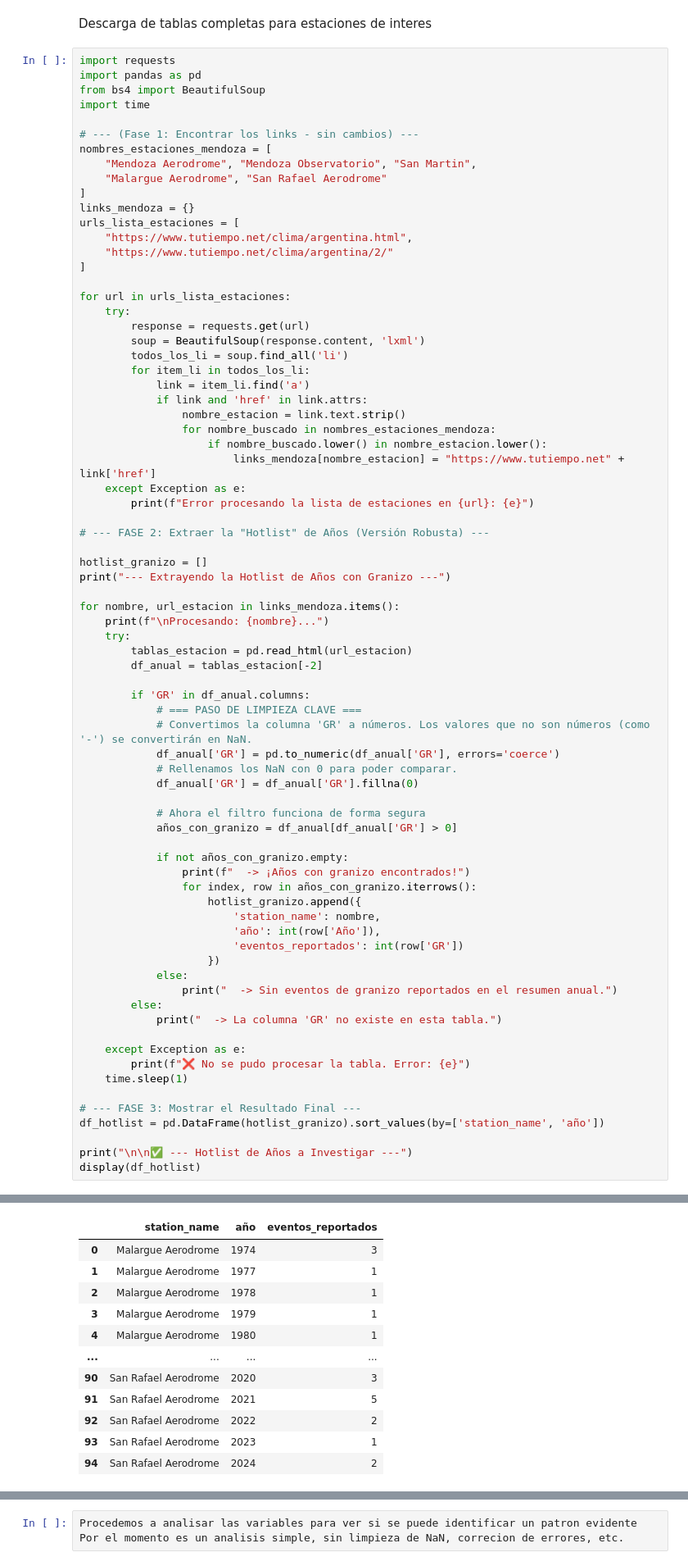
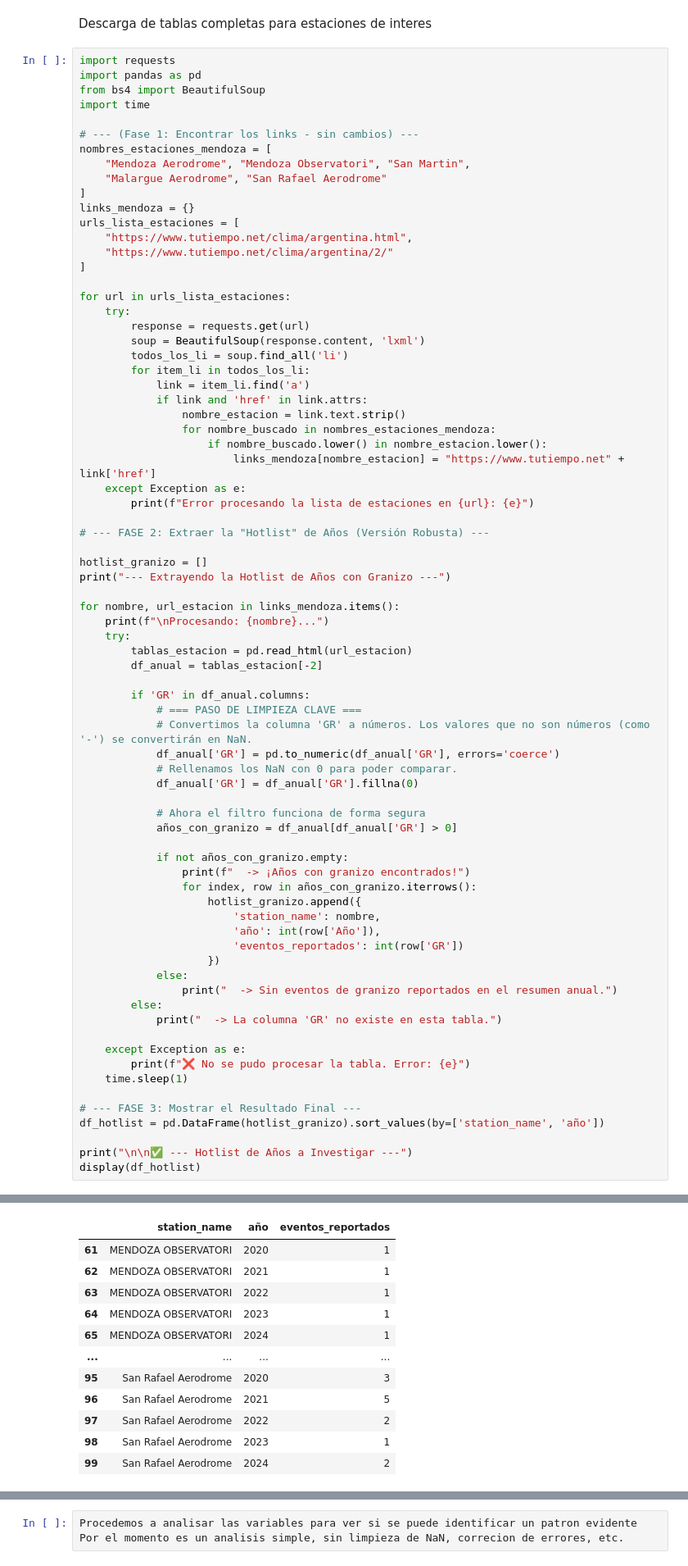
Before and after one commit to Nahuelito22/Nimbus-AI, a Jupyter notebook: notebooks/02_consolidacion_y_limpieza.ipynb, the cells around one changed output, grey strips where cells are left out. Shown: that part at 82% size. Cells and saved outputs as stored; diff of their text form.

```diff
--- a/notebooks/02_consolidacion_y_limpieza.ipynb
+++ b/notebooks/02_consolidacion_y_limpieza.ipynb
@@ -449,7 +449,7 @@ import time
 
 # --- (Fase 1: Encontrar los links - sin cambios) ---
 nombres_estaciones_mendoza = [
-    "Mendoza Aerodrome", "Mendoza Observatorio", "San Martin",
+    "Mendoza Aerodrome", "Mendoza Observatori", "San Martin",
     "Malargue Aerodrome", "San Rafael Aerodrome"
 ]
 links_mendoza = {}
@@ -526,22 +529,22 @@ Procesando: Mendoza Aerodrome...
   -> ¡Años con granizo encontrados!
 
 Procesando: San Martin...
   -> ¡Años con granizo encontrados!
 
 Procesando: San Rafael Aerodrome...
   -> ¡Años con granizo encontrados!
 
 
 ✅ --- Hotlist de Años a Investigar ---
 |  | station_name | año | eventos_reportados |
-| 0 | Malargue Aerodrome | 1974 | 3 |
-| 1 | Malargue Aerodrome | 1977 | 1 |
-| 2 | Malargue Aerodrome | 1978 | 1 |
-| 3 | Malargue Aerodrome | 1979 | 1 |
-| 4 | Malargue Aerodrome | 1980 | 1 |
+| 61 | MENDOZA OBSERVATORI | 2020 | 1 |
+| 62 | MENDOZA OBSERVATORI | 2021 | 1 |
+| 63 | MENDOZA OBSERVATORI | 2022 | 1 |
+| 64 | MENDOZA OBSERVATORI | 2023 | 1 |
+| 65 | MENDOZA OBSERVATORI | 2024 | 1 |
 | ... | ... | ... | ... |
-| 90 | San Rafael Aerodrome | 2020 | 3 |
-| 91 | San Rafael Aerodrome | 2021 | 5 |
-| 92 | San Rafael Aerodrome | 2022 | 2 |
-| 93 | San Rafael Aerodrome | 2023 | 1 |
-| 94 | San Rafael Aerodrome | 2024 | 2 |
+| 95 | San Rafael Aerodrome | 2020 | 3 |
+| 96 | San Rafael Aerodrome | 2021 | 5 |
+| 97 | San Rafael Aerodrome | 2022 | 2 |
+| 98 | San Rafael Aerodrome | 2023 | 1 |
+| 99 | San Rafael Aerodrome | 2024 | 2 |
```
Also changed, not shown: parts of 4 cells of this notebook, 1 other file.
